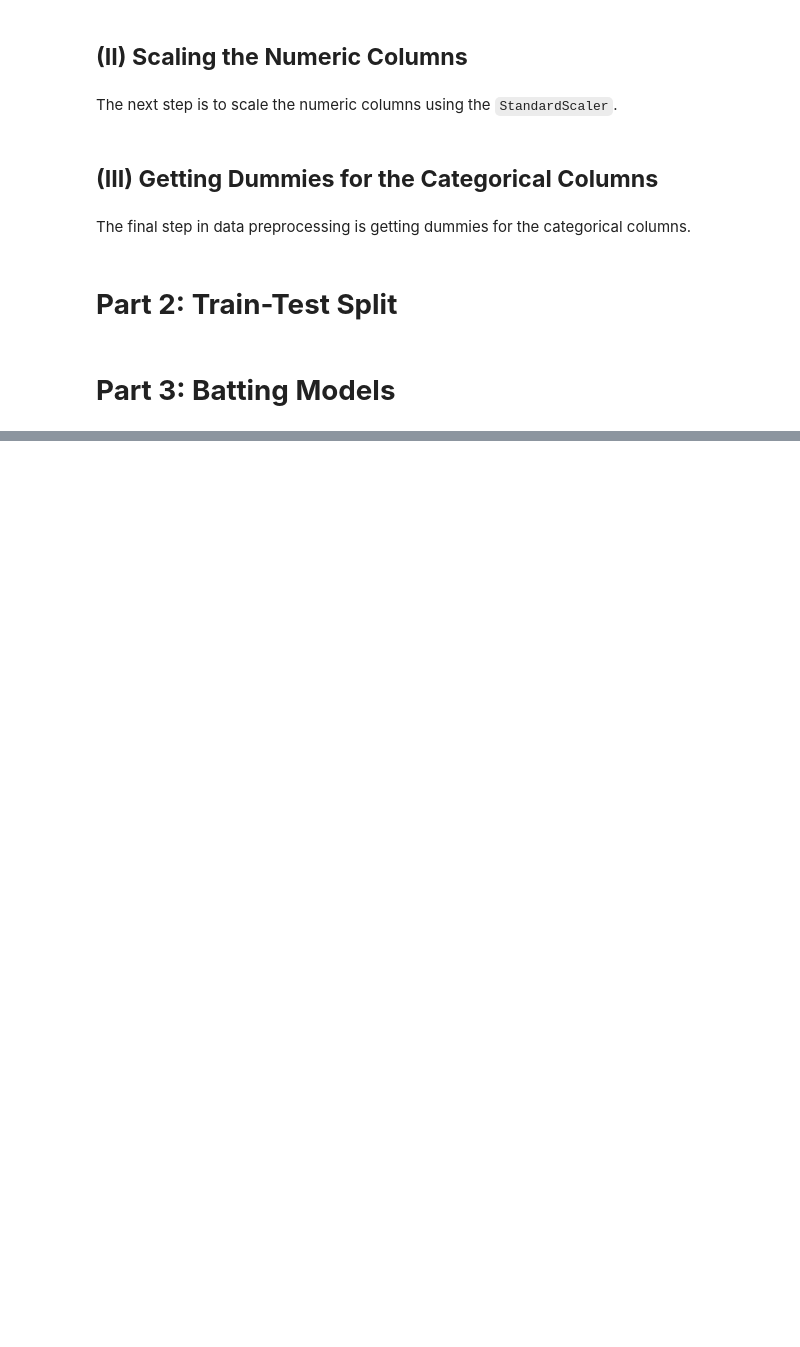
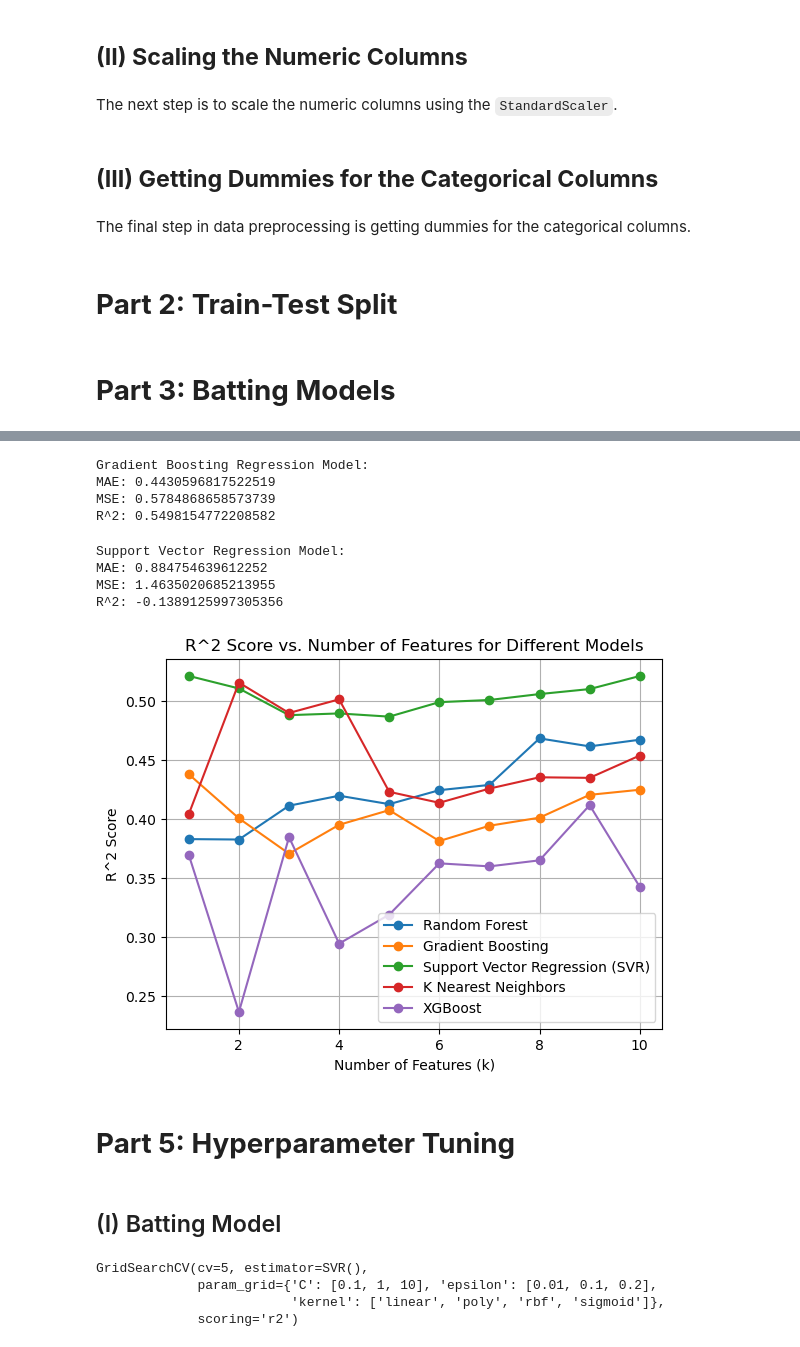
Before and after one commit to rohitbhamidi/ipl-player-salary, a Jupyter notebook: 3-PreprocessingTrainingDevelopment.ipynb, the cells around one changed output, grey strips where cells are left out. Cells and saved outputs as stored; diff of their text form; code cells hidden in the pictures; blank space fills up the shorter version.

```diff
--- a/3-PreprocessingTrainingDevelopment.ipynb
+++ b/3-PreprocessingTrainingDevelopment.ipynb
@@ -98,5 +120,5 @@ batting_df = pd.get_dummies(batting_df, columns=['Country', 'Team'])
 # %%
-bowling_df = pd.get_dummies(bowling_df, columns=['Country', 'Team'])
+bowling_filtered = pd.get_dummies(bowling_filtered, columns=['Country', 'Team'])
 # %% [markdown]
 # **Part 2: Train-Test Split**
 # %%
@@ -202,0 +403,4 @@ R^2: -1.0241260484351296
+# %%
+constant_feature_mask = X_train_bowl.apply(lambda col: col.nunique() != 1)
+X_train_bowl = X_train_bowl.loc[:, constant_feature_mask]
+X_test_bowl = X_test_bowl.loc[:, constant_feature_mask]
@@ -202,0 +491,36 @@ R^2: -1.0241260484351296
+# %%
+gb_model = GradientBoostingRegressor()
+gb_model.fit(X_train_bowl, y_train_bowl)
+y_pred_gb = gb_model.predict(X_test_bowl)
+
+mae_gb = mean_absolute_error(y_test_bowl, y_pred_gb)
+mse_gb = mean_squared_error(y_test_bowl, y_pred_gb)
+r2_gb = r2_score(y_test_bowl, y_pred_gb)
+
+print("\nGradient Boosting Regression Model:")
+print("MAE:", mae_gb)
+print("MSE:", mse_gb)
+print("R^2:", r2_gb)
+# %% [output]
+Gradient Boosting Regression Model:
+MAE: 0.4430596817522519
+MSE: 0.5784868658573739
+R^2: 0.5498154772208582
+# %%
+sv_model = SVR()
+sv_model.fit(X_train_bowl, y_train_bowl)
+y_pred_sv = sv_model.predict(X_test_bowl)
+
+mae_sv = mean_absolute_error(y_test_bowl, y_pred_sv)
+mse_sv = mean_squared_error(y_test_bowl, y_pred_sv)
+r2_sv = r2_score(y_test_bowl, y_pred_sv)
+
+print("\nSupport Vector Regression Model:")
+print("MAE:", mae_sv)
+print("MSE:", mse_sv)
+print("R^2:", r2_sv)
+# %% [output]
+Support Vector Regression Model:
+MAE: 0.884754639612252
+MSE: 1.4635020685213955
+R^2: -0.1389125997305356
@@ -202,0 +569,19 @@ R^2: -1.0241260484351296
+# %%
+plt.plot(k_values, random_forest_r2_scores, label='Random Forest', marker='o')
+plt.plot(k_values, gradient_boosting_r2_scores, label='Gradient Boosting', marker='o')
+plt.plot(k_values, svm_r2_scores, label='Support Vector Regression (SVR)', marker='o')
+plt.plot(k_values, knn_r2_scores, label='K Nearest Neighbors', marker='o')
+plt.plot(k_values, xgboost_r2_scores, label='XGBoost', marker='o')
+
+plt.xlabel('Number of Features (k)')
+plt.ylabel('R^2 Score')
+plt.title('R^2 Score vs. Number of Features for Different Models')
+plt.legend()
+plt.grid(True)
+plt.show()
+# %% [output]
+[figure, added]
+# %% [markdown]
+# **Part 5: Hyperparameter Tuning**
+# %% [markdown]
+## (I) Batting Model
@@ -202,0 +599,8 @@ R^2: -1.0241260484351296
+# %%
+grid_search = GridSearchCV(svr_model, param_grid, scoring='r2', cv=5)
+grid_search.fit(X_train_bat_selected, y_train_bat)
+# %% [output]
+GridSearchCV(cv=5, estimator=SVR(),
+             param_grid={'C': [0.1, 1, 10], 'epsilon': [0.01, 0.1, 0.2],
+                         'kernel': ['linear', 'poly', 'rbf', 'sigmoid']},
+             scoring='r2')
```
Also changed, not shown: parts of 49 cells of this notebook.
